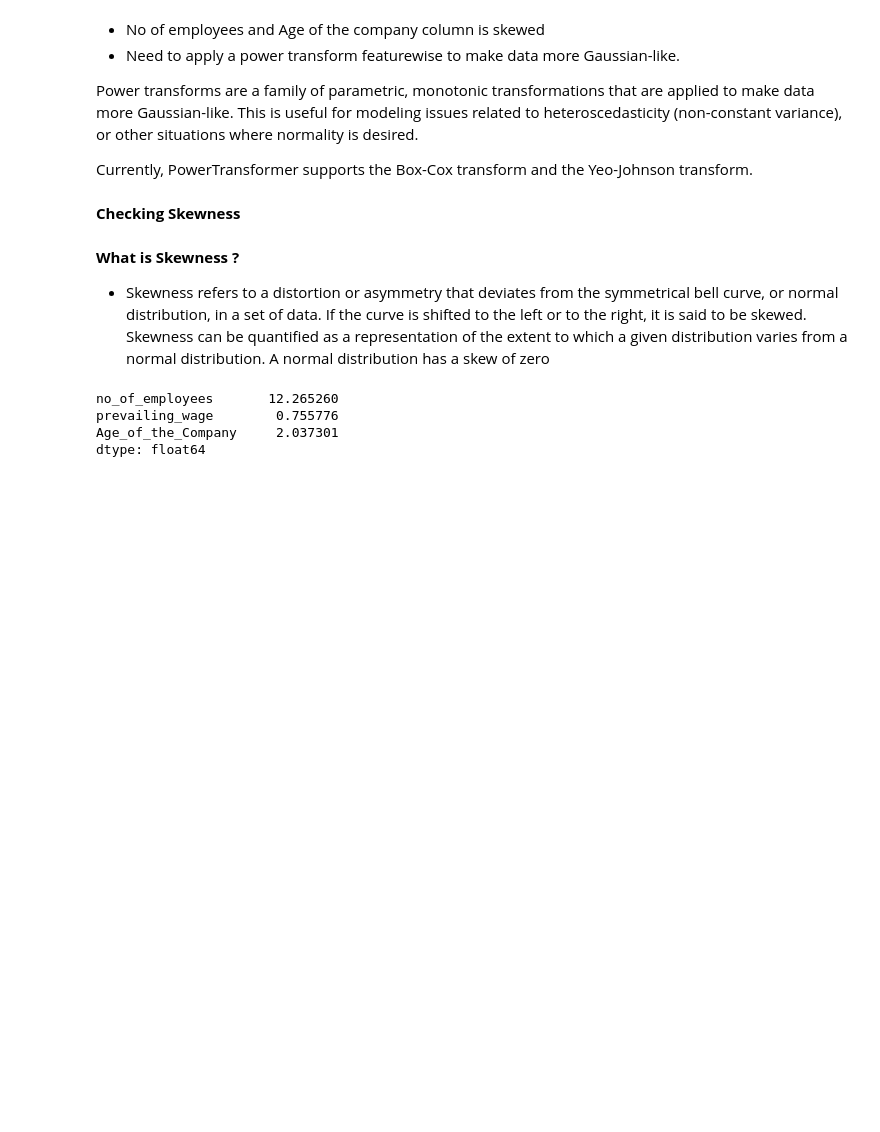
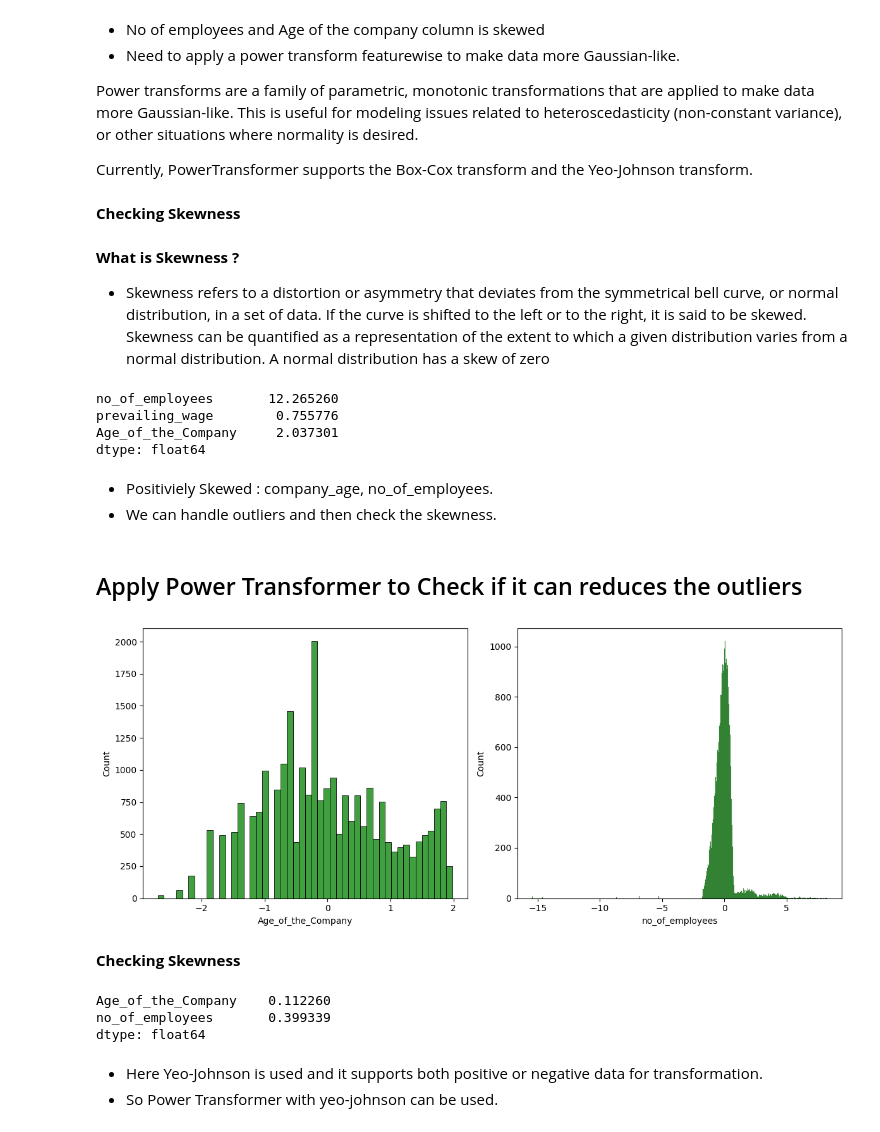
Before and after one commit to Ambily313/SmartVisa-An-Intelligent-System-for-Predicting-US-Visa-Approval, a Jupyter notebook: notebooks/Feature_Engineering.ipynb, the cells around one changed output. Cells and saved outputs as stored; diff of their text form; code cells hidden in the pictures; blank space fills up the shorter version.

```diff
--- a/notebooks/Feature_Engineering.ipynb
+++ b/notebooks/Feature_Engineering.ipynb
@@ -145,3 +145,35 @@ no_of_employees       12.265260
 prevailing_wage        0.755776
 Age_of_the_Company     2.037301
 dtype: float64
+# %% [markdown]
+- Positiviely Skewed : company_age, no_of_employees.
+- We can handle outliers and then check the skewness.
+# %% [markdown]
+## Apply Power Transformer to Check if it can reduces the outliers
+# %%
+from sklearn.preprocessing import PowerTransformer
+pt = PowerTransformer(method='yeo-johnson')
+transform_features = ['Age_of_the_Company', 'no_of_employees']
+X_copy = pt.fit_transform(X[transform_features])
+# %%
+X_copy = pd.DataFrame(X_copy, columns=transform_features)
+# %%
+plt.figure(figsize=(12, 5))
+for i, col in enumerate(transform_features):
+    plt.subplot(1, 2, i+1)
+    sns.histplot(x=X_copy[col], color='green')
+    plt.xlabel(col)
+    plt.tight_layout()
+# %% [output]
+[figure, added]
+# %% [markdown]
+**Checking Skewness**
+# %%
+X_copy.skew(axis=0, skipna=True)
+# %% [output]
+Age_of_the_Company    0.112260
+no_of_employees       0.399339
+dtype: float64
+# %% [markdown]
+- Here Yeo-Johnson is used and it supports both positive or negative data for transformation.
+- So Power Transformer with yeo-johnson can be used.
```
Also changed, not shown: parts of 34 cells of this notebook, 5 other files.
